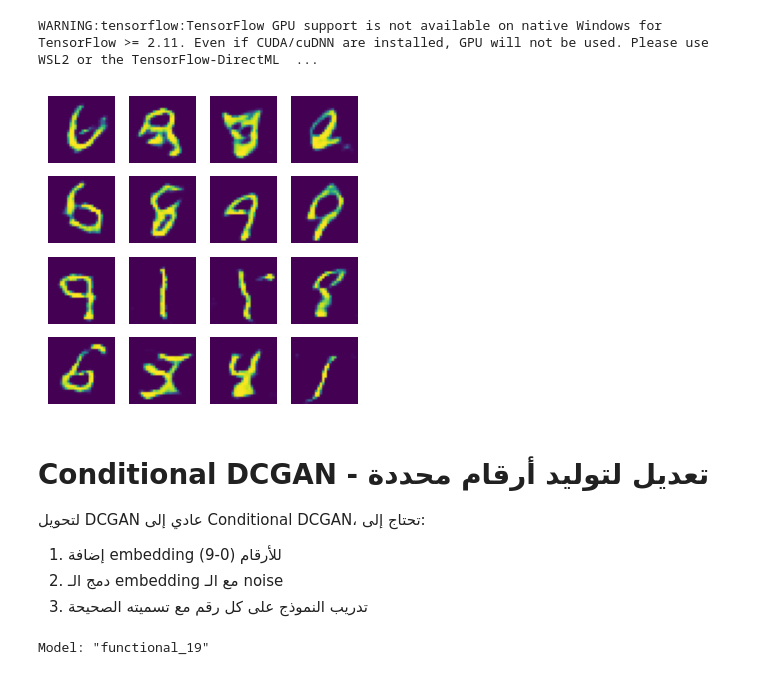
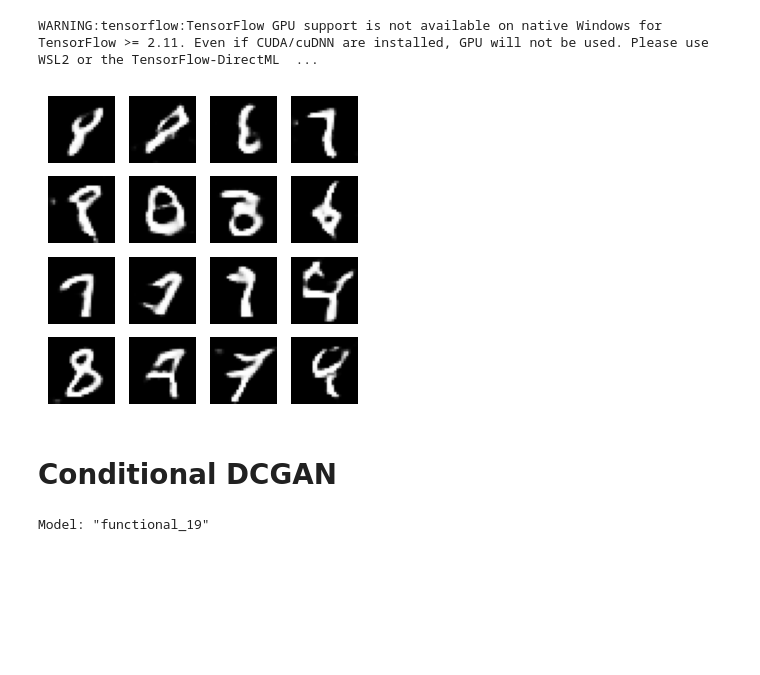
Before and after one commit to ziadalaa7/DCGAN-mnist-dataset, a Jupyter notebook: gans.ipynb, the cells around one changed output. Drawn from its saved outputs; the diff is of its cells as text; code cells hidden in the pictures; blank space fills up the shorter version.

```diff
--- a/gans.ipynb
+++ b/gans.ipynb
@@ -133,24 +142,20 @@ plt.imshow(generator(np.random.randn(1,100)).numpy().reshape(28,28),cmap='gray')
 # %%
 generator.save_weights('generator.weights.h5')
 
 generator.load_weights('generator.weights.h5')
 
 noise = tf.random.normal([num_examples_to_generate, NOISE_DIM])
 generated_images = generator(noise, training=False)
 
 fig = plt.figure(figsize=(4,4))
 for i in range(generated_images.shape[0]):
     plt.subplot(4, 4, i+1)
-    plt.imshow((generated_images[i]*0.5 + 0.5).numpy())
+    plt.imshow((generated_images[i, :, :, 0] * 0.5 + 0.5).numpy(), cmap='gray')
     plt.axis('off')
 plt.show()
 # %% [output]
 WARNING:tensorflow:TensorFlow GPU support is not available on native Windows for TensorFlow >= 2.11. Even if CUDA/cuDNN are installed, GPU will not be used. Please use WSL2 or the TensorFlow-DirectML  ...
-[figure, old version]
+[figure, new version]
 # %% [markdown]
-# Conditional DCGAN - تعديل لتوليد أرقام محددة
-لتحويل DCGAN عادي إلى Conditional DCGAN، تحتاج إلى:
-1. إضافة embedding للأرقام (0-9)
-2. دمج الـ embedding مع الـ noise
-3. تدريب النموذج على كل رقم مع تسميته الصحيحة
+# Conditional DCGAN
 # %%
```
Also changed, not shown: parts of 17 cells of this notebook, 10 other files.
